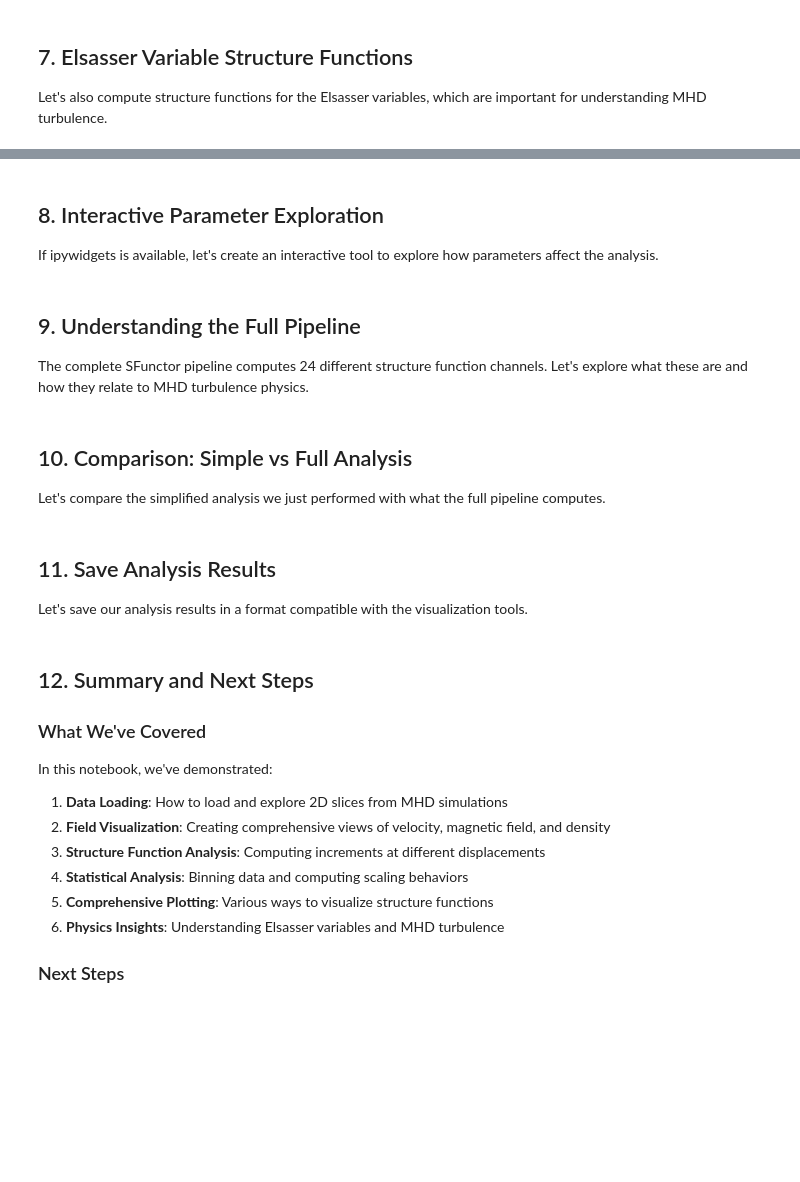
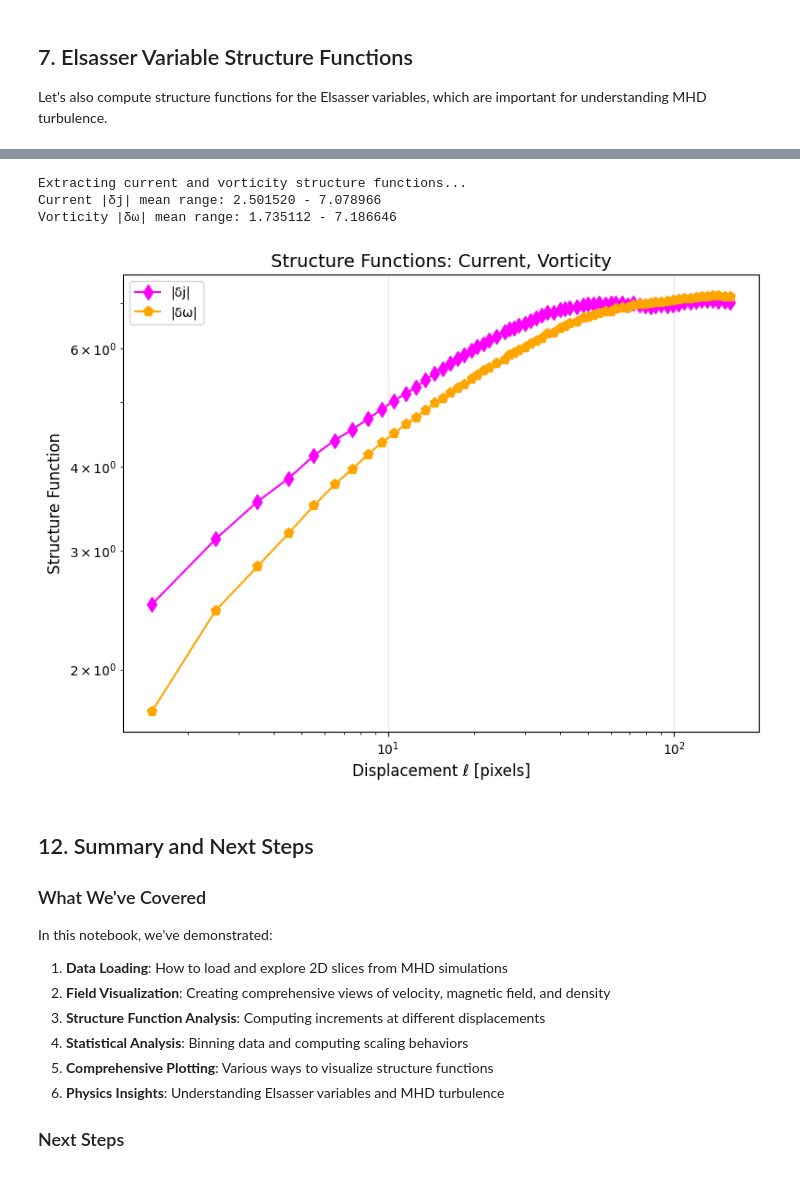
Before and after one commit to dfielding14/SFunctor, a Jupyter notebook: SFunctor_Demo.ipynb, the cells around one changed output, grey strips where cells are left out. Drawn from its saved outputs; the diff is of its cells as text; code cells hidden in the pictures; blank space fills up the shorter version.

```diff
--- a/SFunctor_Demo.ipynb
+++ b/SFunctor_Demo.ipynb
@@ -641,0 +503,19 @@ plt.show()
+# %%
+# Set up analysis parameters
+n_displacements = 10000      # Number of displacement vectors
+n_ell_bins = 64             # Number of logarithmic displacement bins
+n_random_subsamples = 10000  # Random samples per displacement
+stencil_width = 2           # 2-point stencil (can be 2, 3, or 5)
+n_processes = 12             # Number of parallel processes
+
+print(f"Analysis parameters:")
+print(f"  - Grid size: {rho.shape[0]}x{rho.shape[1]}")
+print(f"  - Displacement vectors: {n_displacements}")
+print(f"  - Displacement bins: {n_ell_bins}")
+print(f"  - Random samples per displacement: {n_random_subsamples}")
+print(f"  - Stencil width: {stencil_width} points")
+print(f"  - Parallel processes: {n_processes}")
+
+# Estimate computation
+total_computations = n_displacements * n_random_subsamples
+print(f"\nTotal structure function computations: {total_computations:,}")
@@ -709,4 +1031,0 @@ plt.show()
-# %% [markdown]
-## 8. Interactive Parameter Exploration
-
-If ipywidgets is available, let's create an interactive tool to explore how parameters affect the analysis.
@@ -786,4 +1031,0 @@ else:
-# %% [markdown]
-## 9. Understanding the Full Pipeline
-
-The complete SFunctor pipeline computes 24 different structure function channels. Let's explore what these are and how they relate to MHD turbulence physics.
@@ -824,4 +1031,0 @@ print("- Cross correlations reveal coupling between fields")
-# %% [markdown]
-## 10. Comparison: Simple vs Full Analysis
-
-Let's compare the simplified analysis we just performed with what the full pipeline computes.
@@ -878,4 +1031,0 @@ print("- Full: Production runs, large datasets, complete statistics")
-# %% [markdown]
-## 11. Save Analysis Results
-
-Let's save our analysis results in a format compatible with the visualization tools.
@@ -923,3 +1032,38 @@ print(f"File size: {output_file.stat().st_size / 1024:.1f} KB")
+# %%
+# Extract current and vorticity structure functions from the histograms
+print("Extracting current and vorticity structure functions...")
+
+# Compute mean structure functions for current and vorticity
+_, dj_mean, dj_counts = compute_mean_sf_from_histogram(
+    hist_mag, Channel.D_J, ell_bin_edges, sf_bin_edges
+)
+_, dw_mean, dw_counts = compute_mean_sf_from_histogram(
+    hist_mag, Channel.D_OMEGA, ell_bin_edges, sf_bin_edges
+)
+
+print(f"Current |δj| mean range: {dj_mean[valid].min():.6f} - {dj_mean[valid].max():.6f}")
+print(f"Vorticity |δω| mean range: {dw_mean[valid].min():.6f} - {dw_mean[valid].max():.6f}")
+
+# Plot comparison of all structure functions including current and vorticity
+fig, ax = plt.subplots(1, 1, figsize=(8, 6))
+
+# All structure functions together
+ax.loglog(ell_centers_valid, dj_mean[valid], 'd-', label='|δj|', color='magenta', markersize=8)
+ax.loglog(ell_centers_valid, dw_mean[valid], 'p-', label='|δω|', color='orange', markersize=8)
+
+ax.set_xlabel('Displacement ℓ [pixels]', fontsize=12)
+ax.set_ylabel('Structure Function', fontsize=12)
+ax.set_title('Structure Functions: Current, Vorticity', fontsize=14)
+ax.legend(loc='best')
+ax.grid(True, alpha=0.3)
+
+plt.tight_layout()
+plt.show()
+# %% [output]
+Extracting current and vorticity structure functions...
+Current |δj| mean range: 2.501520 - 7.078966
+Vorticity |δω| mean range: 1.735112 - 7.186646
+[figure, added]
 # %% [markdown]
 ## 12. Summary and Next Steps
 
```
Also changed, not shown: parts of 41 cells of this notebook, 4 other files.
